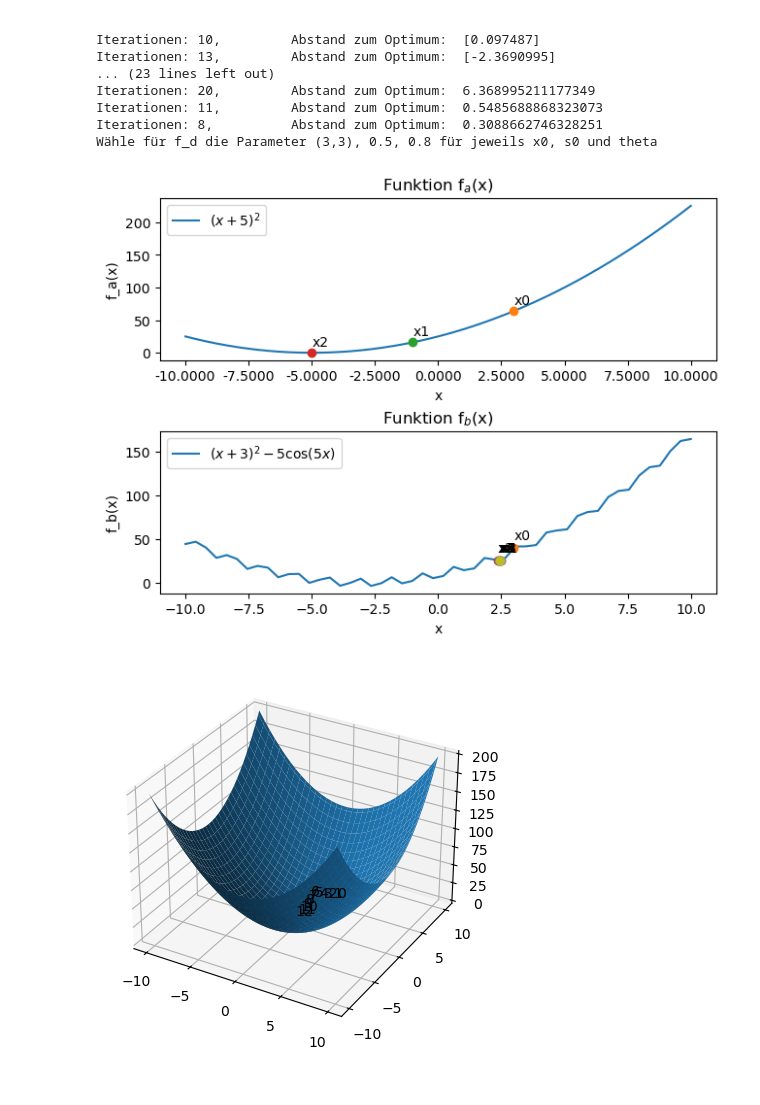
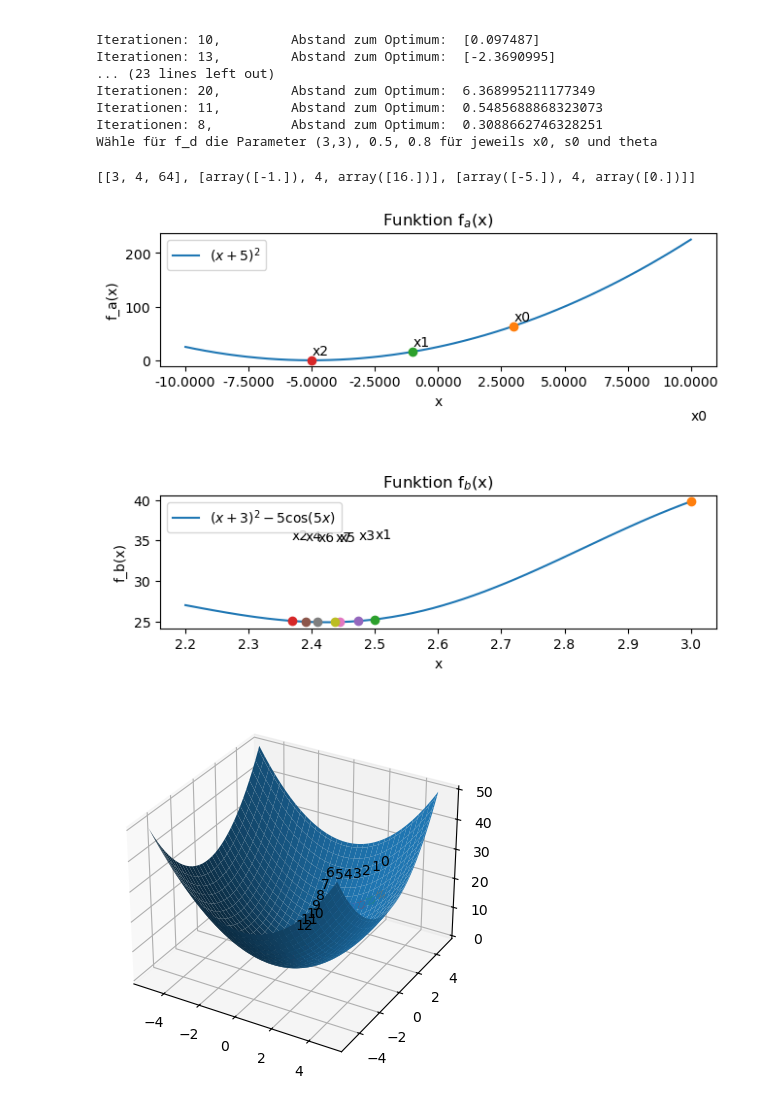
Before and after one commit to GrubeEnzym7/Praktische-Optimierung, a Jupyter notebook: Übung/blatt02-checkpoint.ipynb, the cells around one changed output. Drawn from its saved outputs; the diff is of its cells as text; code cells hidden in the pictures.

Commit message:
Kommentiert, Erklärtext und Plots besser erkennbar

```diff
--- a/Übung/blatt02-checkpoint.ipynb
+++ b/Übung/blatt02-checkpoint.ipynb
@@ -301,6 +295,8 @@ Iterationen: 11,         Abstand zum Optimum:  0.5485688868323073
 Iterationen: 8,          Abstand zum Optimum:  0.3088662746328251
 Wähle für f_d die Parameter (3,3), 0.5, 0.8 für jeweils x0, s0 und theta
 # %%
+'Plotten aller Funktionen mit dem jeweiligen Weg der ausgewählten Kompasssuche'
+
 x=np.linspace(-10,10)
 y=np.linspace(-10,10)
 
@@ -316,13 +312,15 @@ ax1.xaxis.set_major_formatter(ticker.StrMethodFormatter("{x:.4f}"))
 ax1.plot(x, f_a(x), label=r"$(x+5)^{2}$");
 path_a=kompasssuche(f_a,3,4,0.3,20,False,True)
 k=0
+print(path_a)
 for j in path_a:
-    ax1.plot(j,f_a(j),"o");
-    ax1.text(j,f_a(j)+10,"x{}".format(k))
+    ax1.plot(j[0],j[2],"o");
+    ax1.text(j[0],j[2]+10,"x{}".format(k))
     k=k+1
 ax1.legend()
 
 #Graph für Funktion f_2(x)
+x=np.linspace(2.2,3)
 ax2.set_title("Funktion f$_{b}$(x)")
 ax2.set_xlabel("x")
 ax2.set_ylabel("f_b(x)")
@@ -330,44 +328,45 @@ ax2.plot(x, f_b(x), label=r"$(x+3)^{2} - 5\cos(5x)$");
 path_b=kompasssuche(f_b,3,0.5,0.8,20,False,True)
 k=0
 for j in path_b:
-    ax2.plot(j,f_b(j),"o");
-    ax2.text(j,f_b(j)+10,"x{}".format(k))
+    ax2.plot(j[0],j[2],"o");
+    ax2.text(j[0],j[2]+10,"x{}".format(k))
     k=k+1
 ax2.legend()
 
 # Gitter zum Auswerten der Funktion erzeugen
-x = np.linspace(-10, 10, 101)
-y = np.linspace(-10, 10, 101)
+x = np.linspace(-5, 5, 101)
+y = np.linspace(-5, 5, 101)
 X, Y = np.meshgrid(x, y)
 Z = f_c(X,Y)
 # 3D-Plot erzeugen: Out[87]: In [88]: In [89]:
 fig = plt.figure()
 ax3 = plt.axes(projection='3d')
 ax3.plot_surface(X, Y, Z)
 path_c=kompasssuche(f_c,[3,3],0.5,0.3,20,False,True)
 k=0
 for j in path_c:
-    ax3.plot(j[0],j[1],f_c(j[0],j[1]),"o");
-    ax3.text(j[0],j[1],f_c(j[0],j[1])+10,"{}".format(k))
+    ax3.plot(j[0][0],j[0][1],j[2],"o");
+    ax3.text(j[0][0],j[0][1],j[2]+10,"{}".format(k))
     k=k+1
 
 # Gitter zum Auswerten der Funktion erzeugen
-x = np.linspace(-10, 10, 101)
-y = np.linspace(-10, 10, 101)
+x = np.linspace(-6, 6, 101)
+y = np.linspace(-5, 5, 101)
 X, Y = np.meshgrid(x, y)
 Z = f_d(X,Y)
 # 3D-Plot erzeugen: Out[87]: In [88]: In [89]:
 fig = plt.figure()
 ax4 = plt.axes(projection='3d')
 ax4.plot_surface(X, Y, Z)
 path_d=kompasssuche(f_d,[3,3],0.5,0.8,20,False,True)
 k=0
 for j in path_d:
-    ax4.plot(j[0],j[1],f_d(j[0],j[1]),"o");
-    ax4.text(j[0],j[1],f_d(j[0],j[1])+10,"{}".format(k))
+    ax4.plot(j[0][0],j[0][1],j[2],"o");
+    ax4.text(j[0][0],j[0][1],j[2]+10,"{}".format(k))
     k=k+1
 
 plt.show()
 # %% [output]
+[[3, 4, 64], [array([-1.]), 4, array([16.])], [array([-5.]), 4, array([0.])]]
-[figure, old version]
+[figure, new version]
-[figure, old version]
+[figure, new version]
```
Also changed, not shown: parts of 5 cells of this notebook.
